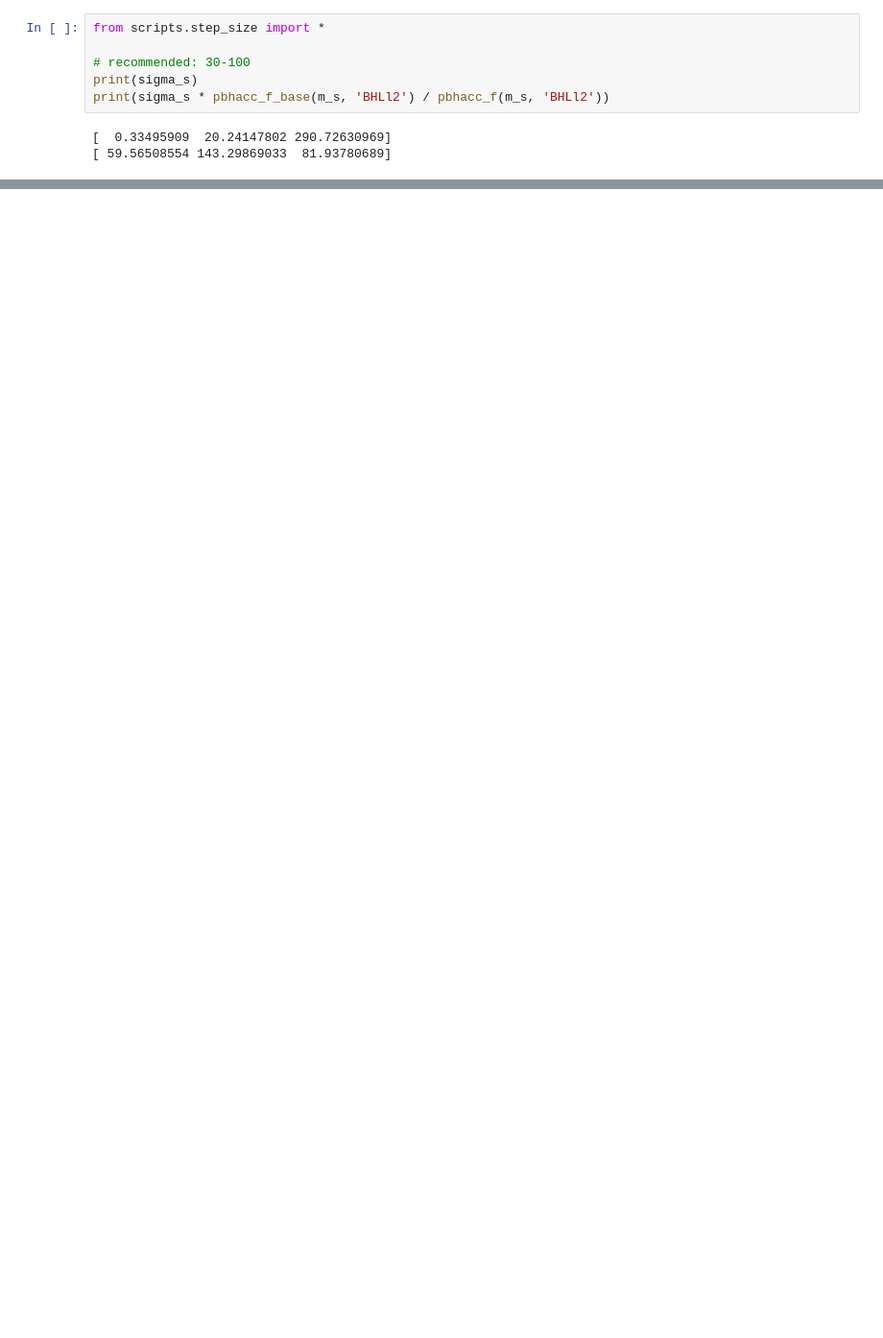
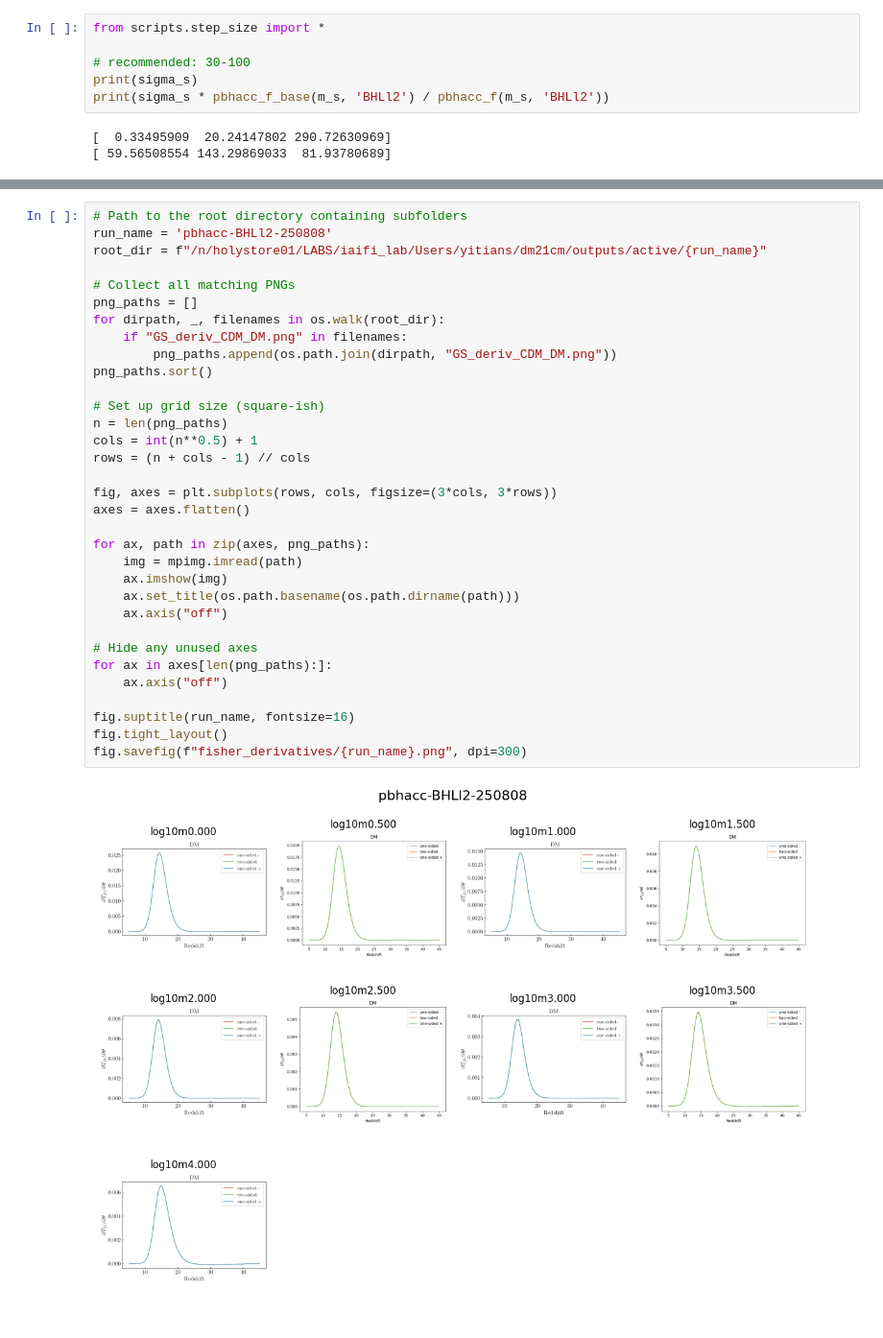
Before and after one commit to yitiansun/DM21cm, a Jupyter notebook: analysis/fisher.ipynb, the cells around one changed output, grey strips where cells are left out. Shown at 96% size. Cells and saved outputs as stored; diff of their text form; blank space fills up the shorter version.

```diff
--- a/analysis/fisher.ipynb
+++ b/analysis/fisher.ipynb
@@ -567,0 +559,35 @@ print(sigma_s * pbhacc_f_base(m_s, 'BHLl2') / pbhacc_f(m_s, 'BHLl2'))
+# %%
+# Path to the root directory containing subfolders
+run_name = 'pbhacc-BHLl2-250808'
+root_dir = f"/n/holystore01/LABS/iaifi_lab/Users/yitians/dm21cm/outputs/active/{run_name}"
+
+# Collect all matching PNGs
+png_paths = []
+for dirpath, _, filenames in os.walk(root_dir):
+    if "GS_deriv_CDM_DM.png" in filenames:
+        png_paths.append(os.path.join(dirpath, "GS_deriv_CDM_DM.png"))
+png_paths.sort()
+
+# Set up grid size (square-ish)
+n = len(png_paths)
+cols = int(n**0.5) + 1
+rows = (n + cols - 1) // cols
+
+fig, axes = plt.subplots(rows, cols, figsize=(3*cols, 3*rows))
+axes = axes.flatten()
+
+for ax, path in zip(axes, png_paths):
+    img = mpimg.imread(path)
+    ax.imshow(img)
+    ax.set_title(os.path.basename(os.path.dirname(path)))
+    ax.axis("off")
+
+# Hide any unused axes
+for ax in axes[len(png_paths):]:
+    ax.axis("off")
+
+fig.suptitle(run_name, fontsize=16)
+fig.tight_layout()
+fig.savefig(f"fisher_derivatives/{run_name}.png", dpi=300)
+# %% [output]
+[figure, added]
```
Also changed, not shown: parts of 10 cells of this notebook, 13 other files.
